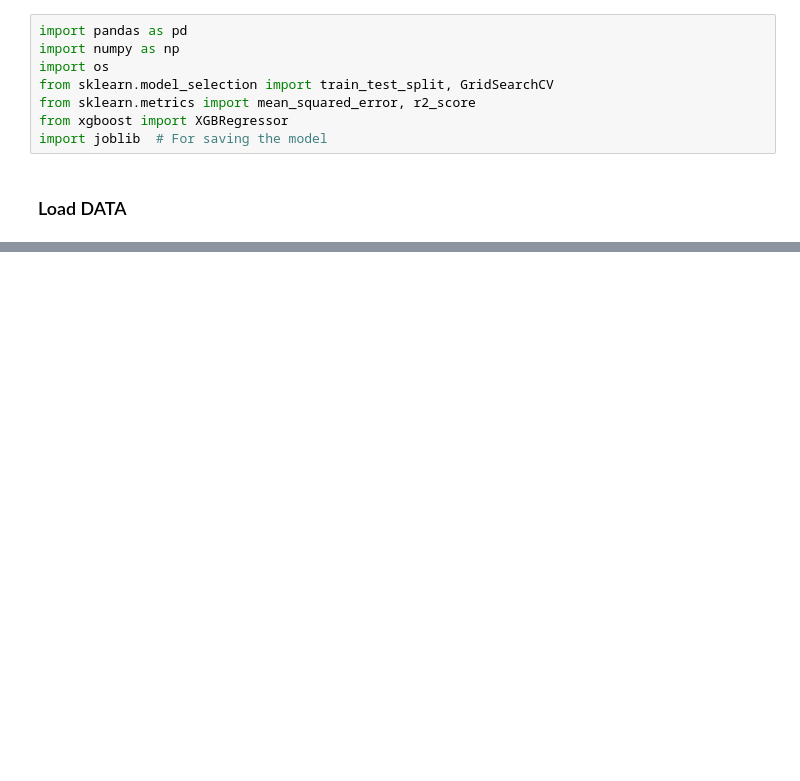
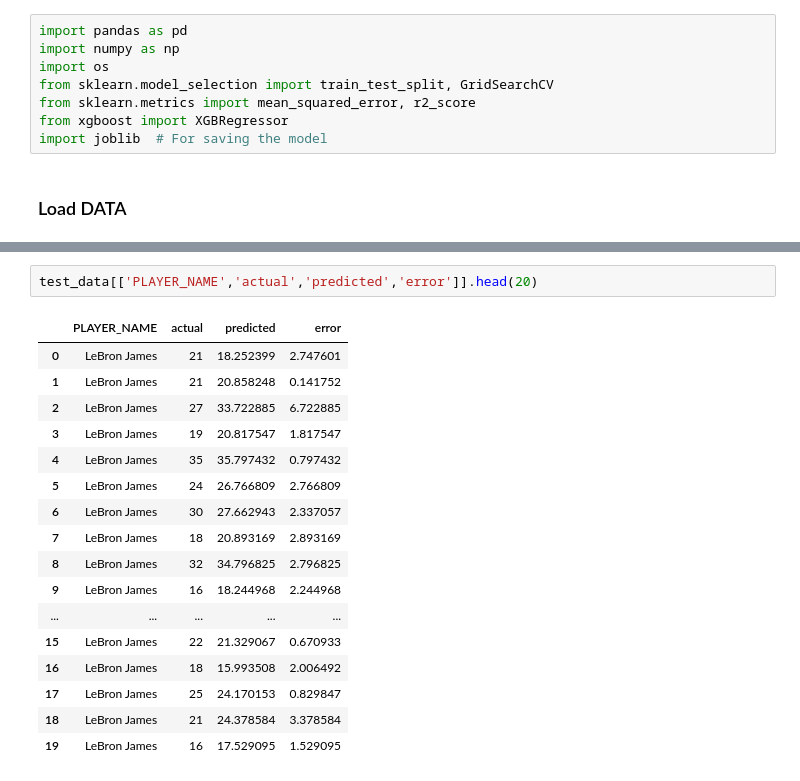
Before and after one commit to spon7ge/HoopsVista, a Jupyter notebook: PrizePicks/Models/TESTING_xgb.ipynb, the cells around one changed output, grey strips where cells are left out. Cells and saved outputs as stored; diff of their text form; blank space fills up the shorter version.

```diff
--- a/PrizePicks/Models/TESTING_xgb.ipynb
+++ b/PrizePicks/Models/TESTING_xgb.ipynb
@@ -119,3 +73,23 @@ else:
+# %%
+test_data[['PLAYER_NAME','actual','predicted','error']].head(20)
+# %% [output]
+|  | PLAYER_NAME | actual | predicted | error |
+| 0 | LeBron James | 21 | 18.252399 | 2.747601 |
+| 1 | LeBron James | 21 | 20.858248 | 0.141752 |
+| 2 | LeBron James | 27 | 33.722885 | 6.722885 |
+| 3 | LeBron James | 19 | 20.817547 | 1.817547 |
+| 4 | LeBron James | 35 | 35.797432 | 0.797432 |
+| 5 | LeBron James | 24 | 26.766809 | 2.766809 |
+| 6 | LeBron James | 30 | 27.662943 | 2.337057 |
+| 7 | LeBron James | 18 | 20.893169 | 2.893169 |
+| 8 | LeBron James | 32 | 34.796825 | 2.796825 |
+| 9 | LeBron James | 16 | 18.244968 | 2.244968 |
+| ... | ... | ... | ... | ... |
+| 15 | LeBron James | 22 | 21.329067 | 0.670933 |
+| 16 | LeBron James | 18 | 15.993508 | 2.006492 |
+| 17 | LeBron James | 25 | 24.170153 | 0.829847 |
+| 18 | LeBron James | 21 | 24.378584 | 3.378584 |
+| 19 | LeBron James | 16 | 17.529095 | 1.529095 |
 # %%
 results_df.describe()
 # %% [output]
```
Also changed, not shown: parts of 7 cells of this notebook, 1 other file.
